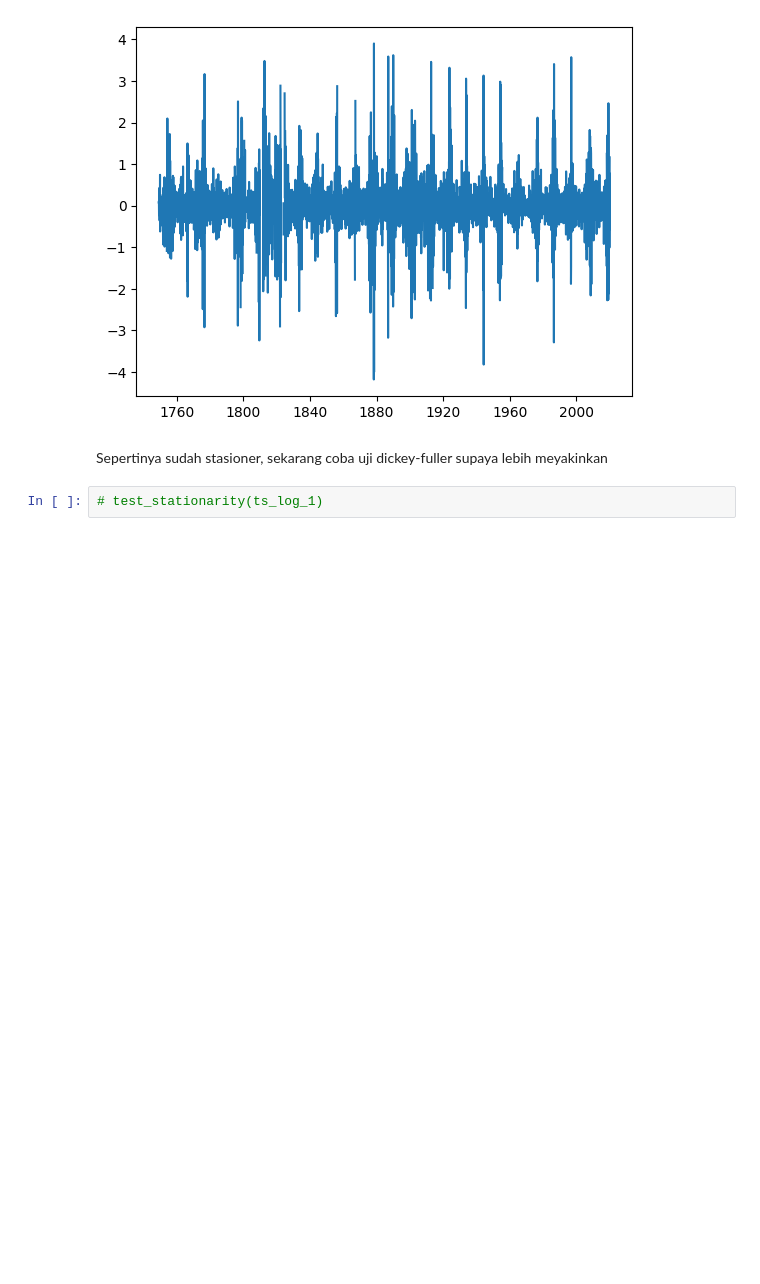
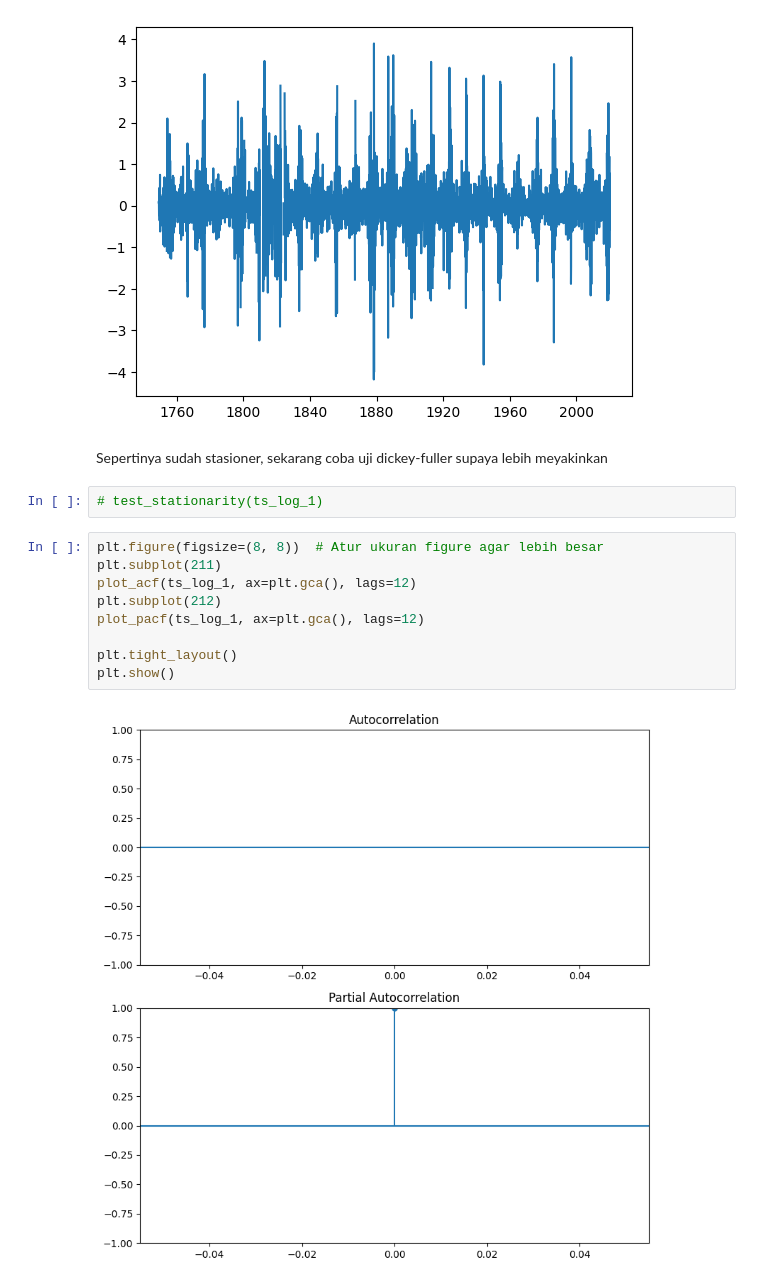
Before and after one commit to BlackBox-Ops/DS-Time-Series-Sunspot, a Jupyter notebook: notebooks/03_Time_Series _approach.ipynb, the cells around one changed output. Drawn from its saved outputs; the diff is of its cells as text; blank space fills up the shorter version.

Commit message:
melakukan analisis ACF dan PACF untuk mengetahui pola seasonal (musiman)dari datasheet yang digunakan

```diff
--- a/notebooks/03_Time_Series _approach.ipynb
+++ b/notebooks/03_Time_Series _approach.ipynb
@@ -143,3 +143,14 @@ plt.plot(ts_log_1)
 Sepertinya sudah stasioner, sekarang coba uji dickey-fuller supaya lebih meyakinkan
 # %%
 # test_stationarity(ts_log_1)
+# %%
+plt.figure(figsize=(8, 8))  # Atur ukuran figure agar lebih besar
+plt.subplot(211)
+plot_acf(ts_log_1, ax=plt.gca(), lags=12)
+plt.subplot(212)
+plot_pacf(ts_log_1, ax=plt.gca(), lags=12)
+
+plt.tight_layout()
+plt.show()
+# %% [output]
+[figure, added]
```
